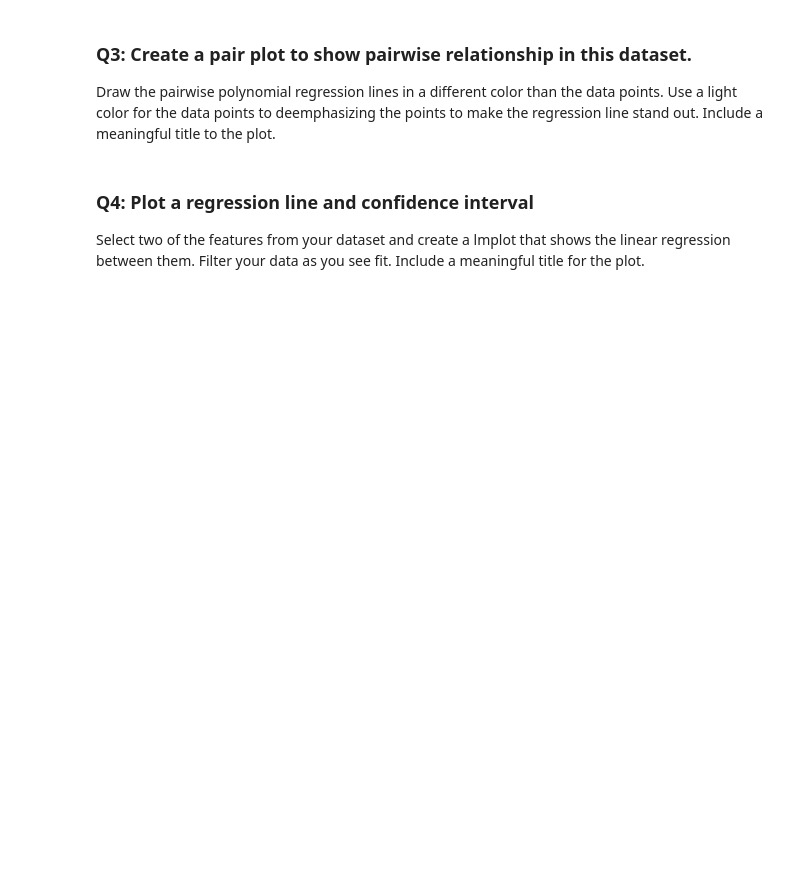
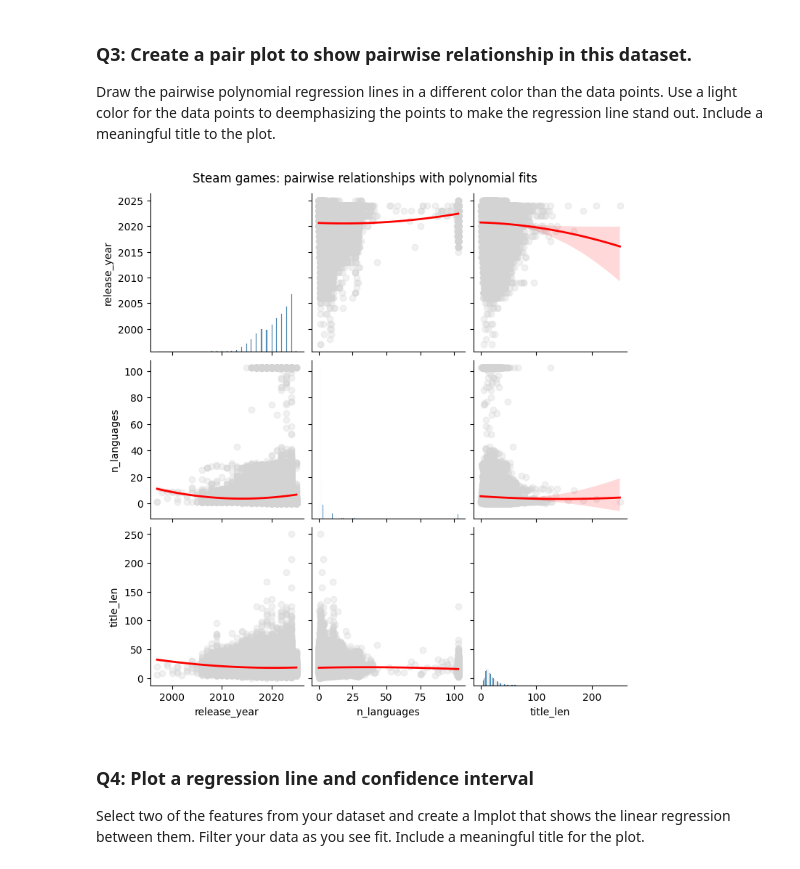
Before and after one commit to CS133-DataVisualization/term-project-team-steam, a Jupyter notebook: CS133_F25_P1_relplot_scatter.ipynb, the cells around one changed output. Saved outputs shown, nothing was run; the diff lists cells and outputs as text; code cells hidden in the pictures; blank space fills up the shorter version.

```diff
--- a/CS133_F25_P1_relplot_scatter.ipynb
+++ b/CS133_F25_P1_relplot_scatter.ipynb
@@ -14,0 +25,14 @@ Import your data. If you want to mount your Google drive you can use `from googl
+# %%
+import os
+import pandas as pd
+import seaborn as sns
+import matplotlib.pyplot as plt
+
+steam_games_path = os.path.join(path, "steam", "games.csv")
+
+df = pd.read_csv(steam_games_path)
+print(df.shape)
+df.head()
+
+# Q1
+df.isnull().sum()
@@ -24,3 +68,35 @@ Draw the pairwise polynomial regression lines in a different color than the data
+# %%
+# Your code here . . .
+# dates and simple engineered features
+df["release_date"] = pd.to_datetime(df["release_date"], errors="coerce")
+df["release_year"] = df["release_date"].dt.year
+
+# count languages
+df["n_languages"] = df["supported_languages"].fillna("").apply(
+    lambda x: 0 if not x else len([t for t in [s.strip() for s in x.split(",")] if t])
+)
+
+# a simple text length feature so pairplot has >1 numeric col
+df["title_len"] = df["title"].fillna("").str.len()
+
+# first listed genre to reduce categories later
+df["main_genre"] = df["genres"].fillna("").apply(lambda x: x.split(",")[0].strip() if x else None)
+
+use_cols = ["release_year", "n_languages", "title_len"]
+g = sns.pairplot(
+    df[use_cols].dropna(),
+    kind="reg",
+    plot_kws={
+        "order": 2,
+        "scatter_kws": {"alpha": 0.3, "color": "lightgray"},
+        "line_kws": {"color": "red", "linewidth": 2}
+    },
+    diag_kind="hist"
+)
+g.fig.suptitle("Steam games: pairwise relationships with polynomial fits", y=1.02)
+plt.show()
+# %% [output]
+[figure, added]
 # %% [markdown]
 ### Q4: Plot a regression line and confidence interval
 Select two of the features from your dataset and create a lmplot that shows the linear regression between them. Filter your data as you see fit. Include a meaningful title for the plot.
```
Also changed, not shown: parts of 13 cells of this notebook.
